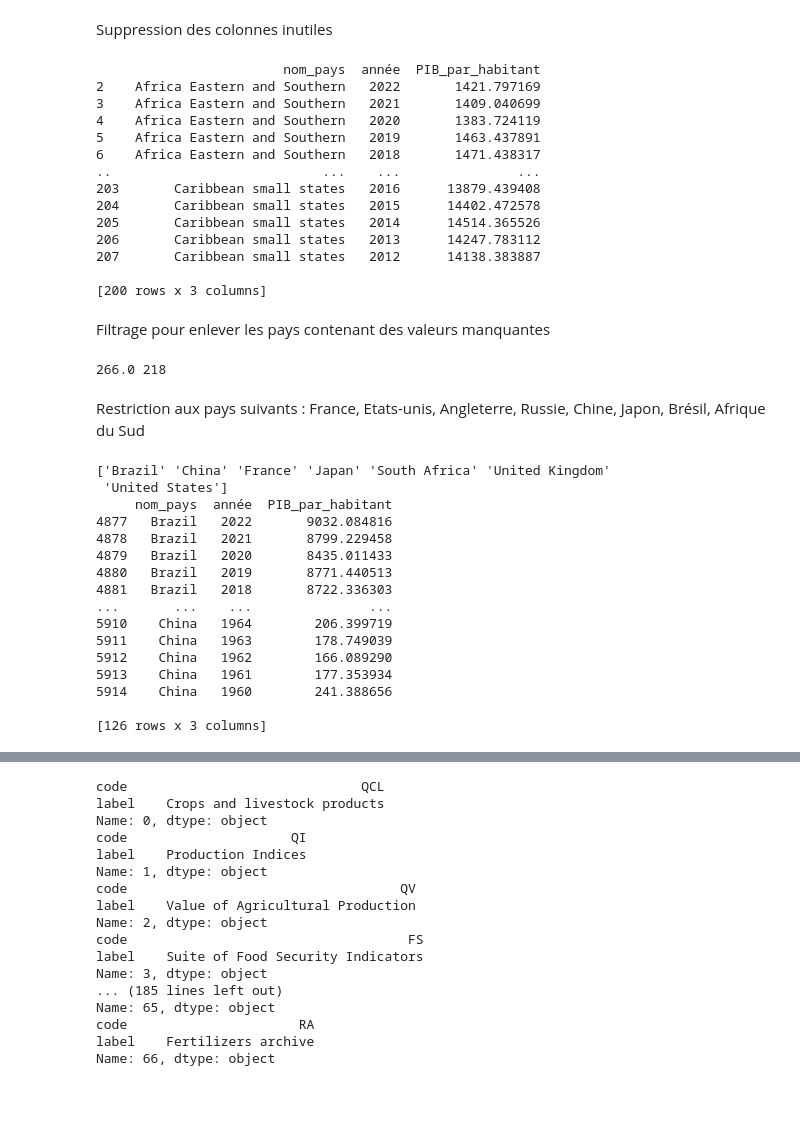
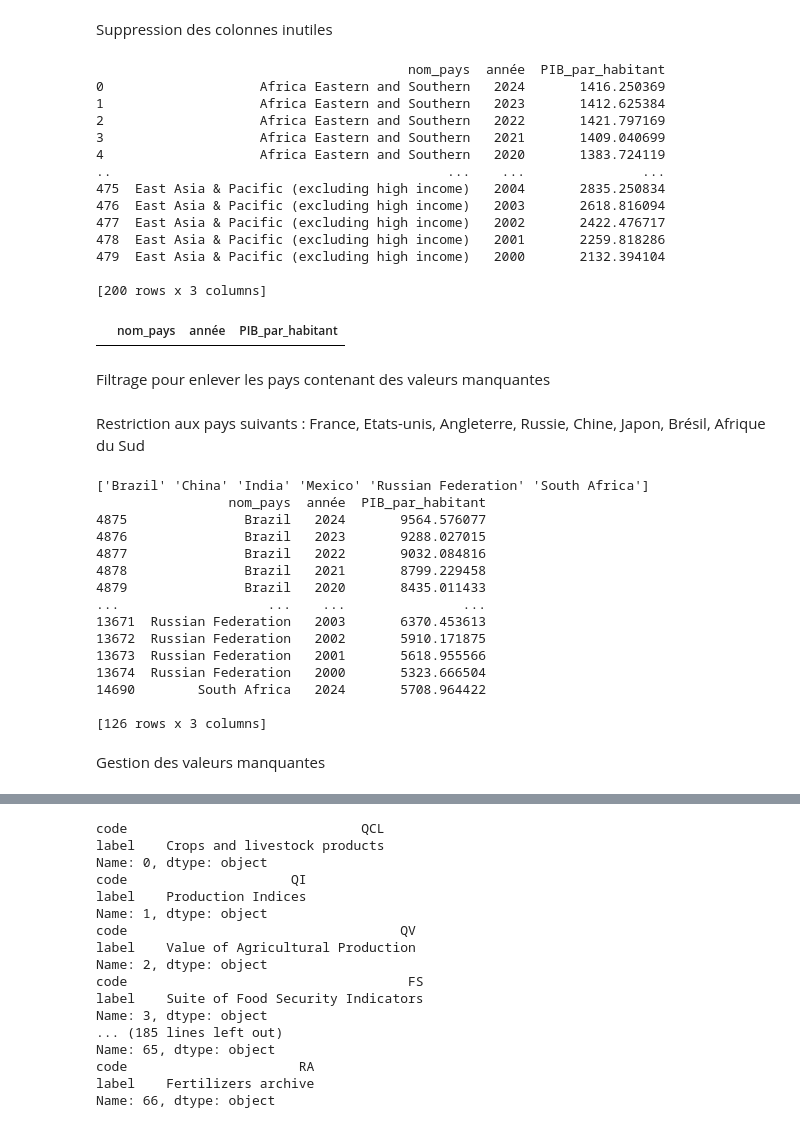
Before and after one commit to yczk9/projet_py4ds_Reis_Crapsky, a Jupyter notebook: Notebook_principal.ipynb, the cells around one changed output, grey strips where cells are left out. Drawn from its saved outputs; the diff is of its cells as text; code cells hidden in the pictures; blank space fills up the shorter version.

```diff
--- a/Notebook_principal.ipynb
+++ b/Notebook_principal.ipynb
@@ -32,72 +33,72 @@ Suppression des colonnes inutiles
 # %%
 donnees = PIB_hab[1]  # On ne garde pas les métadonnées
 
 # On transforme le JSON en DataFrame et on ne garde que le PIB/hab pour chaque années avec le nom et le code du pays
 liste_simplifiee = []
 for item in donnees:
     nom_pays = item['country']['value']  # nom complet du pays
     annee = int(item['date'])
     pib = item['value']
     liste_simplifiee.append({'nom_pays': nom_pays, 'année': annee, 'PIB_par_habitant': pib})
 
 PIB_hab_simple = pd.DataFrame(liste_simplifiee)
 
 # Filtrer uniquement les années de 1960 à 2022.
-PIB_hab_simple = PIB_hab_simple[(PIB_hab_simple['année'] >= 1960) & (PIB_hab_simple['année'] <= 2022)]
+PIB_hab_simple = PIB_hab_simple[(PIB_hab_simple['année'] >= 2000) & (PIB_hab_simple['année'] <= 2024)]
 
 # Afficher les 5 premières lignes
 print(PIB_hab_simple.head(200))
+PIB_hab_simple.loc[PIB_hab_simple['nom_pays'] == 'Russia']
 # %% [output]
-                        nom_pays  année  PIB_par_habitant
-2    Africa Eastern and Southern   2022       1421.797169
-3    Africa Eastern and Southern   2021       1409.040699
-4    Africa Eastern and Southern   2020       1383.724119
-5    Africa Eastern and Southern   2019       1463.437891
-6    Africa Eastern and Southern   2018       1471.438317
-..                           ...    ...               ...
-203       Caribbean small states   2016      13879.439408
-204       Caribbean small states   2015      14402.472578
-205       Caribbean small states   2014      14514.365526
-206       Caribbean small states   2013      14247.783112
-207       Caribbean small states   2012      14138.383887
+                                        nom_pays  année  PIB_par_habitant
+0                    Africa Eastern and Southern   2024       1416.250369
+1                    Africa Eastern and Southern   2023       1412.625384
+2                    Africa Eastern and Southern   2022       1421.797169
+3                    Africa Eastern and Southern   2021       1409.040699
+4                    Africa Eastern and Southern   2020       1383.724119
+..                                           ...    ...               ...
+475  East Asia & Pacific (excluding high income)   2004       2835.250834
+476  East Asia & Pacific (excluding high income)   2003       2618.816094
+477  East Asia & Pacific (excluding high income)   2002       2422.476717
+478  East Asia & Pacific (excluding high income)   2001       2259.818286
+479  East Asia & Pacific (excluding high income)   2000       2132.394104
 
 [200 rows x 3 columns]
+|  | nom_pays | année | PIB_par_habitant |
 # %% [markdown]
 Filtrage pour enlever les pays contenant des valeurs manquantes
 # %%
-PIB_hab_simple_sans_NA = PIB_hab_simple.dropna()
-print(len(PIB_hab_simple['nom_pays'])/(2022-1960+1),len(PIB_hab_simple_sans_NA['nom_pays'])//(2022-1960+1)) # On a enlevé 48 pays ou groupe de pays de la liste
+#PIB_hab_simple_sans_NA = PIB_hab_simple.dropna()
+#print(len(PIB_hab_simple['nom_pays'])/(2022-1960+1),len(PIB_hab_simple_sans_NA['nom_pays'])//(2022-1960+1)) # On a enlevé 48 pays ou groupe de pays de la liste
-# %% [output]
-266.0 218
 # %% [markdown]
 Restriction aux pays suivants : France, Etats-unis, Angleterre, Russie, Chine, Japon, Brésil, Afrique du Sud
 # %%
 # Liste des pays à conserver
 pays_a_conserver = [
-    'France', 'United States', 'United Kingdom',
-    'Russia', 'China', 'Japan', 'Brazil', 'South Africa'
+    'India', 'China', 'Brazil', 'South Africa', 'Russian Federation', 'Mexico'
 ]
 
 # Filtrer le DataFrame
-PIB_hab_filtré = PIB_hab_simple_sans_NA[PIB_hab_simple_sans_NA['nom_pays'].isin(pays_a_conserver)]
+PIB_hab_BRICSAM = PIB_hab_simple[PIB_hab_simple['nom_pays'].isin(pays_a_conserver)]
 
 # Vérifier le résultat
-print(PIB_hab_filtré['nom_pays'].unique())
-print(PIB_hab_filtré.head(126))
+print(PIB_hab_BRICSAM['nom_pays'].unique())
+print(PIB_hab_BRICSAM.head(126))
 # %% [output]
-['Brazil' 'China' 'France' 'Japan' 'South Africa' 'United Kingdom'
- 'United States']
-     nom_pays  année  PIB_par_habitant
-4877   Brazil   2022       9032.084816
-4878   Brazil   2021       8799.229458
-4879   Brazil   2020       8435.011433
-4880   Brazil   2019       8771.440513
-4881   Brazil   2018       8722.336303
-...       ...    ...               ...
-5910    China   1964        206.399719
-5911    China   1963        178.749039
-5912    China   1962        166.089290
-5913    China   1961        177.353934
-5914    China   1960        241.388656
+['Brazil' 'China' 'India' 'Mexico' 'Russian Federation' 'South Africa']
+                 nom_pays  année  PIB_par_habitant
+4875               Brazil   2024       9564.576077
+4876               Brazil   2023       9288.027015
+4877               Brazil   2022       9032.084816
+4878               Brazil   2021       8799.229458
+4879               Brazil   2020       8435.011433
+...                   ...    ...               ...
+13671  Russian Federation   2003       6370.453613
+13672  Russian Federation   2002       5910.171875
+13673  Russian Federation   2001       5618.955566
+13674  Russian Federation   2000       5323.666504
+14690        South Africa   2024       5708.964422
 
 [126 rows x 3 columns]
+# %% [markdown]
+Gestion des valeurs manquantes
```
Also changed, not shown: parts of 17 cells of this notebook.
